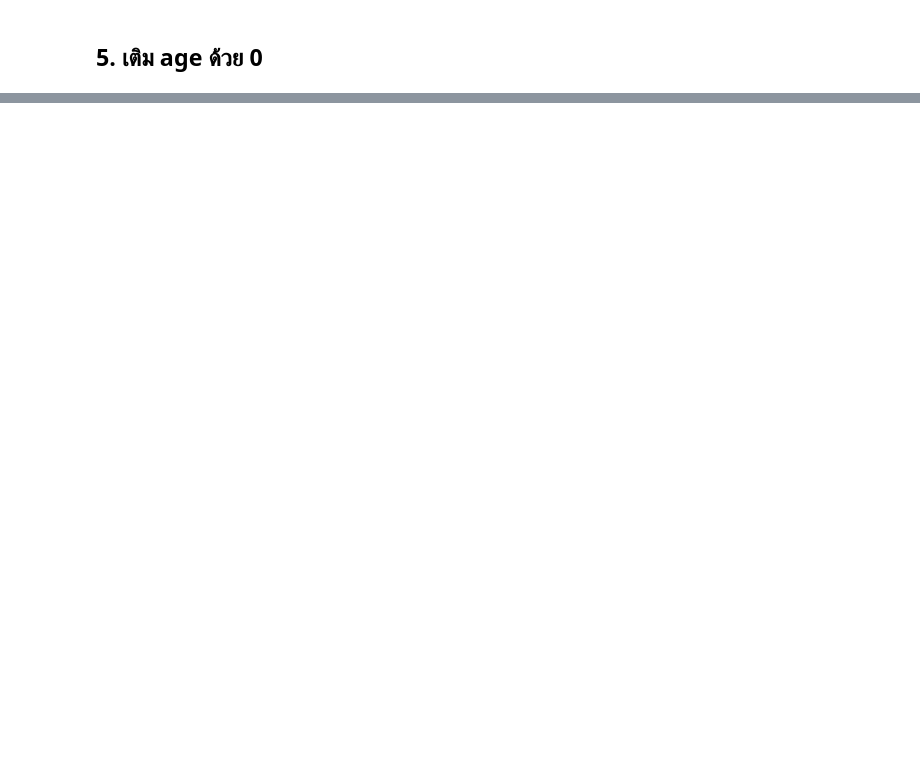
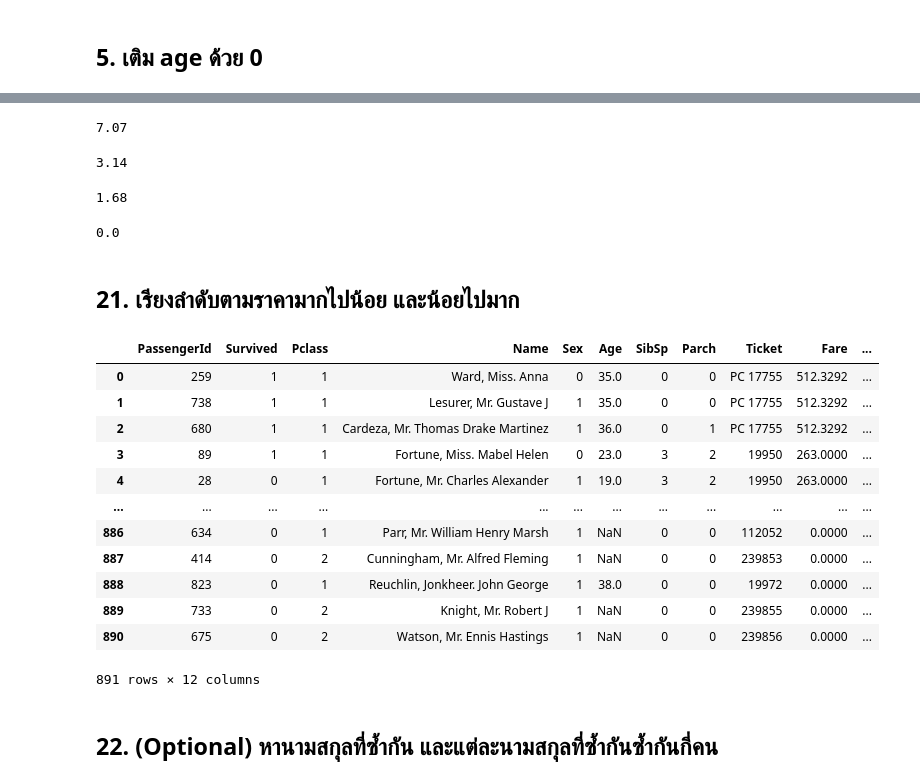
Before and after one commit to 0xKoios/DataCamp-2-for-Data-Scientist, a Jupyter notebook: 4. Pandas/Pandas.ipynb, the cells around one changed output, grey strips where cells are left out. Cells and saved outputs as stored; diff of their text form; code cells hidden in the pictures; blank space fills up the shorter version.

```diff
--- a/4. Pandas/Pandas.ipynb
+++ b/4. Pandas/Pandas.ipynb
@@ -117,0 +271,2 @@ df2.describe()
+# %%
+df["Sex"] = df["Sex"].apply(lambda x: 0 if x == "female" else 1)
@@ -117,0 +386,2 @@ df2.describe()
+# %%
+pd.set_option('display.max_columns', 500)
@@ -117,0 +421,36 @@ df2.describe()
+# %%
+round(len(df[(30 < df["Age"]) & (df["Age"] < 40) & (df["Survived"] == 1)])/len(df)*100, 2)
+# %% [output]
+7.07
+# %%
+round(len(df[(40 < df["Age"]) & (df["Age"] < 50) & (df["Survived"] == 1)])/len(df)*100, 2)
+# %% [output]
+3.14
+# %%
+round(len(df[(50 < df["Age"]) & (df["Age"] < 60) & (df["Survived"] == 1)])/len(df)*100, 2)
+# %% [output]
+1.68
+# %%
+round(len(df[(70 < df["Age"]) & (df["Age"] < 80) & (df["Survived"] == 1)])/len(df)*100, 2)
+# %% [output]
+0.0
+# %% [markdown]
+## 21. เรียงลำดับตามราคามากไปน้อย และน้อยไปมาก
+# %%
+df.sort_values(by="Fare", ascending=False).reset_index(drop=True)
+# %% [output]
+|  | PassengerId | Survived | Pclass | Name | Sex | Age | SibSp | Parch | Ticket | Fare | ... |
+| 0 | 259 | 1 | 1 | Ward, Miss. Anna | 0 | 35.0 | 0 | 0 | PC 17755 | 512.3292 | ... |
+| 1 | 738 | 1 | 1 | Lesurer, Mr. Gustave J | 1 | 35.0 | 0 | 0 | PC 17755 | 512.3292 | ... |
+| 2 | 680 | 1 | 1 | Cardeza, Mr. Thomas Drake Martinez | 1 | 36.0 | 0 | 1 | PC 17755 | 512.3292 | ... |
+| 3 | 89 | 1 | 1 | Fortune, Miss. Mabel Helen | 0 | 23.0 | 3 | 2 | 19950 | 263.0000 | ... |
+| 4 | 28 | 0 | 1 | Fortune, Mr. Charles Alexander | 1 | 19.0 | 3 | 2 | 19950 | 263.0000 | ... |
+| ... | ... | ... | ... | ... | ... | ... | ... | ... | ... | ... | ... |
+| 886 | 634 | 0 | 1 | Parr, Mr. William Henry Marsh | 1 | NaN | 0 | 0 | 112052 | 0.0000 | ... |
+| 887 | 414 | 0 | 2 | Cunningham, Mr. Alfred Fleming | 1 | NaN | 0 | 0 | 239853 | 0.0000 | ... |
+| 888 | 823 | 0 | 1 | Reuchlin, Jonkheer. John George | 1 | 38.0 | 0 | 0 | 19972 | 0.0000 | ... |
+| 889 | 733 | 0 | 2 | Knight, Mr. Robert J | 1 | NaN | 0 | 0 | 239855 | 0.0000 | ... |
+| 890 | 675 | 0 | 2 | Watson, Mr. Ennis Hastings | 1 | NaN | 0 | 0 | 239856 | 0.0000 | ... |
+891 rows × 12 columns
+# %% [markdown]
+## 22. (Optional) หานามสกุลที่ซ้ำกัน และแต่ละนามสกุลที่ซ้ำกันซ้ำกันกี่คน
```
Also changed, not shown: parts of 59 cells of this notebook.
